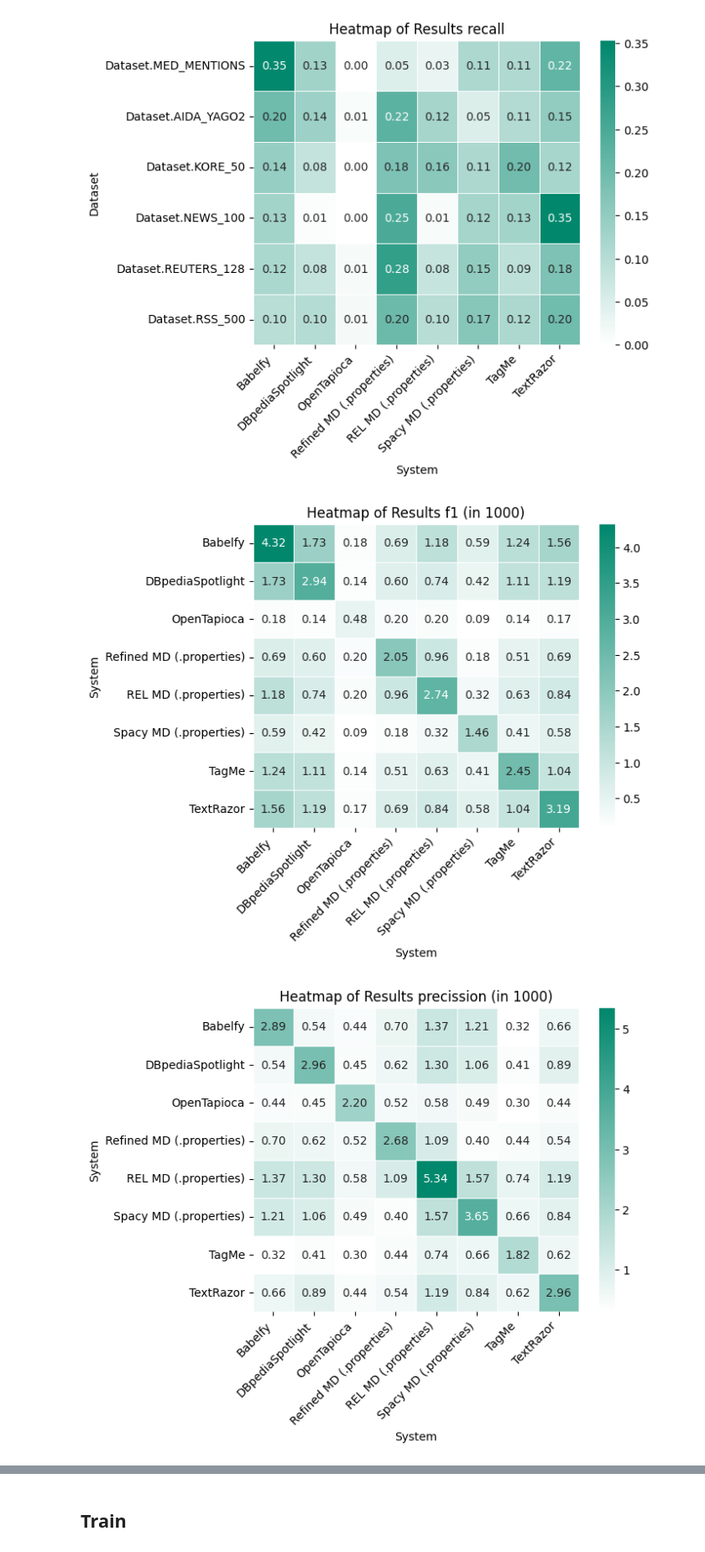
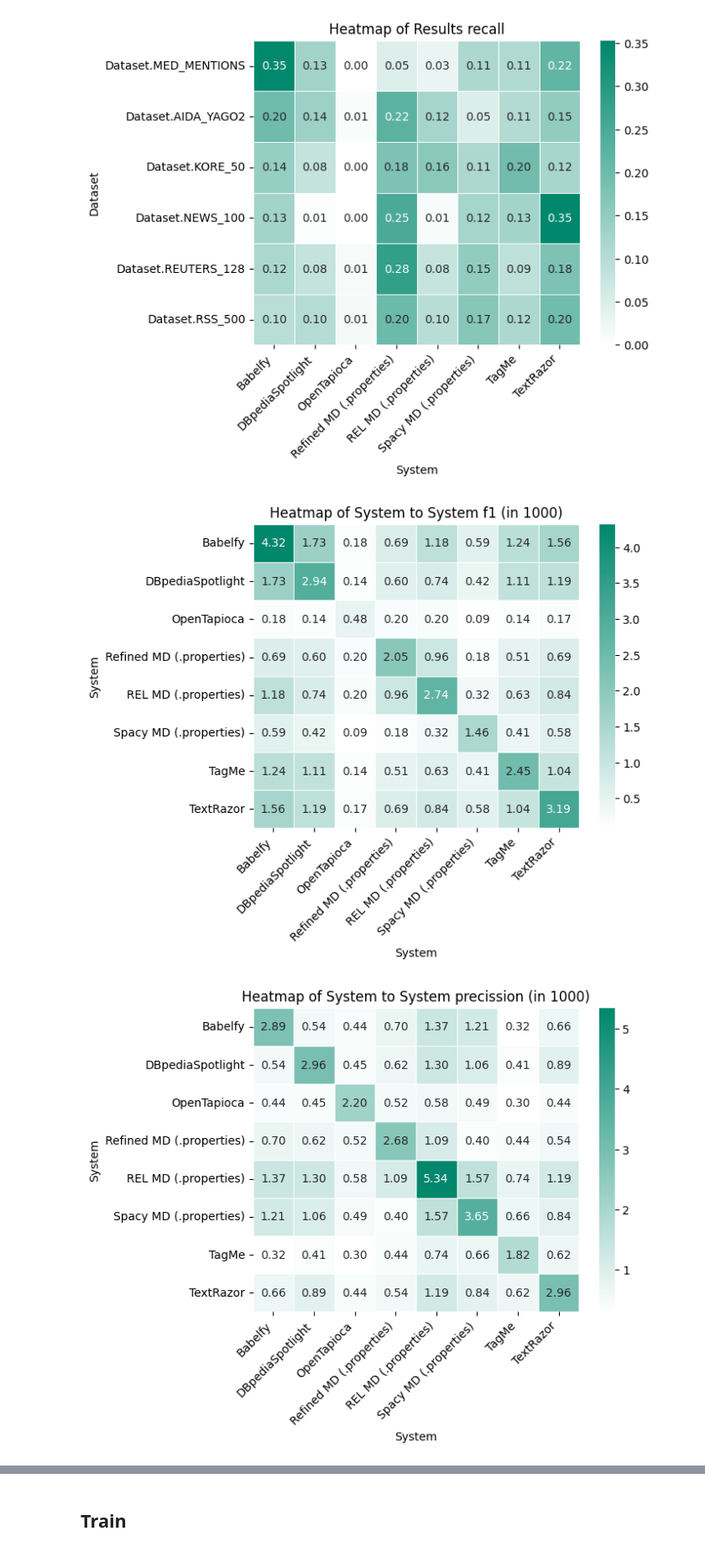
Before and after one commit to niladi/kdd-seminar-code, a Jupyter notebook: experiments.ipynb, the cells around one changed output, grey strips where cells are left out. Shown: that part at 84% size. Cells and saved outputs as stored; diff of their text form; code cells hidden in the pictures.

Commit message:
Singel System fix

```diff
--- a/experiments.ipynb
+++ b/experiments.ipynb
@@ -120,3 +138,43 @@ SelectMultiple(description='Systems:', index=(0, 2, 4, 5, 7, 8, 9, 10), layout=L
+# %%
+from os.path import exists, join
+from os import mkdir
+import pandas as pd
+from matplotlib import pyplot as plt
+
+
+class Exporter:
+    def __init__(self, path: str) -> None:
+        self.path = path
+
+    def to_latex(self, df: pd.DataFrame, name: str, label: str) -> None:
+        df = df.round(2)
+        path = join(self.path, "latex_eval_tables")
+
+        if not exists(path):
+            mkdir(path)
+
+        tex = f"""
+            \\begin{{table*}}[h!]
+	            \\centering
+	            \\caption{{All {label} scores}}
+	            {df.to_latex()}
+	            \\label{{tab:{label}}}
+            \\end{{table*}}
+        """
+
+        with open(join(path, name), "w") as file:
+            file.write(df.to_latex())
+
+        print("LaTeX table has been saved to ", join(path, name))
+
+    def plt_to_png(self, name: str):
+        path = join(self.path, "media")
+        if not exists(path):
+            mkdir(path)
+        plt.savefig(join(path, f"{name}.png"), bbox_inches="tight")
+
+
+_exporter = Exporter("/Users/niladi/workspace/seminar-kdd/paper")
 # %% [markdown]
 ## Analyse
 # %% [markdown]
@@ -489,6 +549,8 @@ for metric_type in list(MetricType):
     plt.ylabel("Dataset")
     plt.title("Heatmap of Results " + metric_type.value.lower())
 
+    _exporter.plt_to_png(f"heatmap_of_results_{metric_type.value.lower()}")
+
     # plt.tight_layout()
     plt.show()
 # %% [output]
@@ -512,33 +574,34 @@ for metric_type in list(MetricType):
         systems.extend(s)
 
     systems_matrix = sum([np.outer(np.array(s), np.array(s)) for s in systems])
 
     df = pd.DataFrame(systems_matrix)
     labels = [system.label for system in System]
     df.index = labels
     df.columns = labels
     df.index.name = "Systems"
 
     df = df.loc[:, (df != 0).any(axis=0)]
     df = df.loc[(df != 0).any(axis=1), :]
 
     # Rescale the numbers by dividing by 1000
     df = df / 1000
 
     ax = sns.heatmap(
         df, linewidth=0.5, cmap=custom_cmap, annot=True, fmt=".2f", cbar=True
     )
 
     ax.set_xticklabels(ax.get_xticklabels(), rotation=45, ha="right")
     ax.set_yticklabels(ax.get_yticklabels(), rotation=0)
 
     # Add labels and title to the plot
     plt.xlabel("System")
     plt.ylabel("System")
-    plt.title("Heatmap of Results " + metric_type.value.lower() + " (in 1000)")
+    plt.title("Heatmap of System to System " + metric_type.value.lower() + " (in 1000)")
 
+    _exporter.plt_to_png(f"heatmap_of_sys_sys_{metric_type.value.lower()}")
     # Show the plot
     plt.show()
 # %% [output]
-[figure, old version]
+[figure, new version]
-[figure, old version]
+[figure, new version]
```
Also changed, not shown: parts of 11 cells of this notebook, 12 other files.
